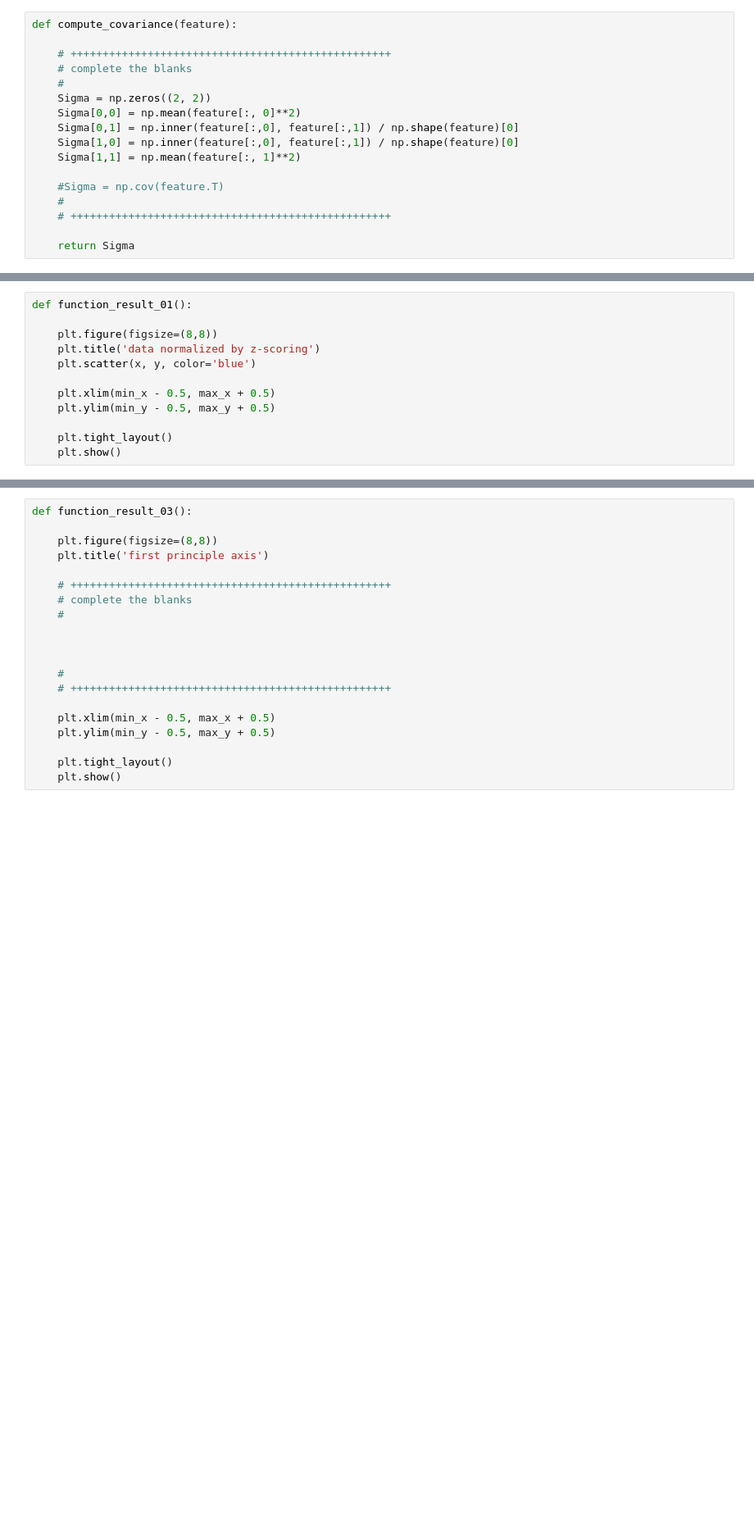
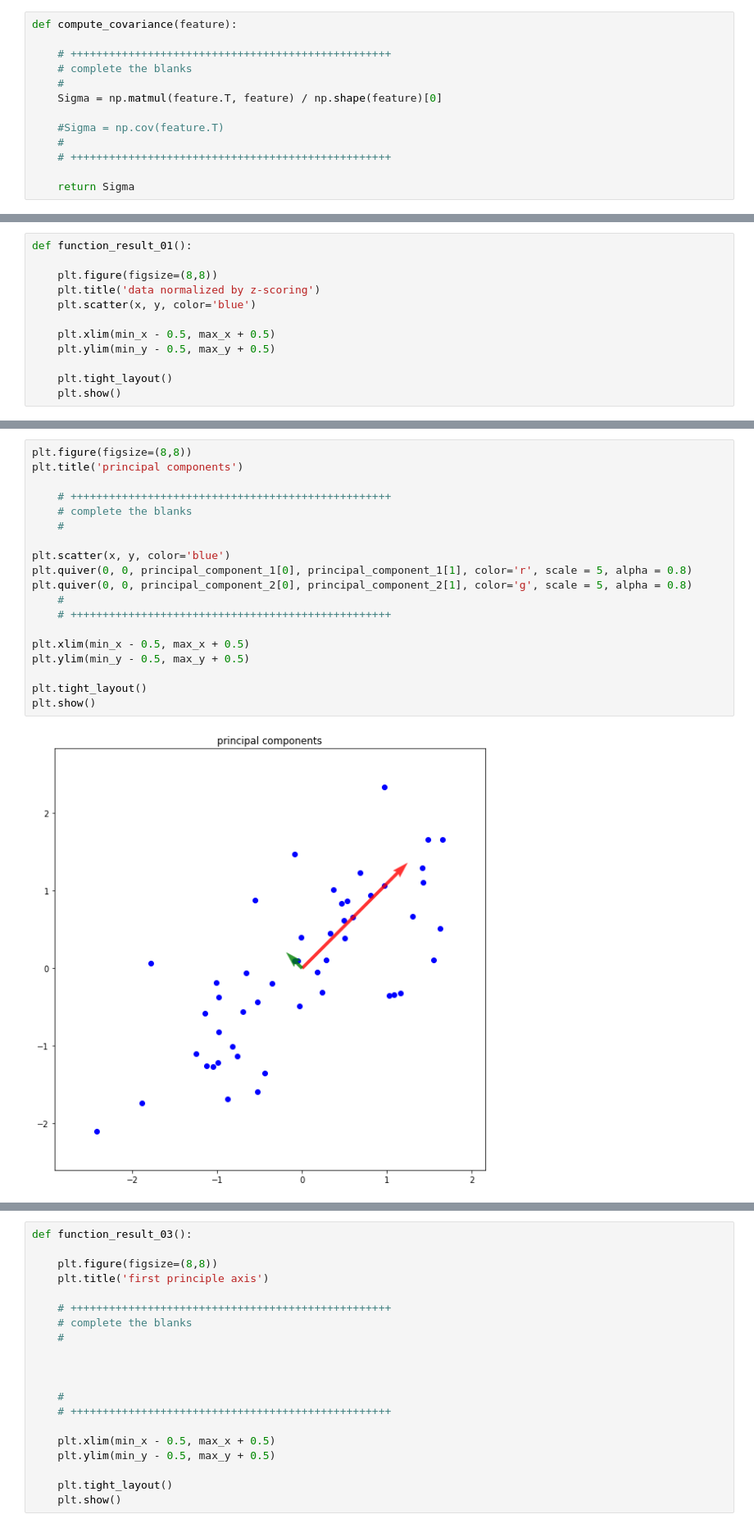
Before and after one commit to MunJeongHyeon/machine-learning-class, a Jupyter notebook: 12/assignment_12.ipynb, the cells around one changed output, grey strips where cells are left out. Shown at 82% size. Cells and saved outputs as stored; diff of their text form; blank space fills up the shorter version.

Commit message:
principal components plot(line softly)

```diff
--- a/12/assignment_12.ipynb
+++ b/12/assignment_12.ipynb
@@ -182,11 +252,7 @@ def compute_covariance(feature):
     # ++++++++++++++++++++++++++++++++++++++++++++++++++
     # complete the blanks
     #
-    Sigma = np.zeros((2, 2))
-    Sigma[0,0] = np.mean(feature[:, 0]**2)
-    Sigma[0,1] = np.inner(feature[:,0], feature[:,1]) / np.shape(feature)[0]
-    Sigma[1,0] = np.inner(feature[:,0], feature[:,1]) / np.shape(feature)[0]
-    Sigma[1,1] = np.mean(feature[:, 1]**2)
+    Sigma = np.matmul(feature.T, feature) / np.shape(feature)[0]
 
     #Sigma = np.cov(feature.T)
     #
@@ -345,3 +420,24 @@ def function_result_01():
+# %%
+plt.figure(figsize=(8,8))
+plt.title('principal components')
+
+    # ++++++++++++++++++++++++++++++++++++++++++++++++++
+    # complete the blanks
+    #
+
+plt.scatter(x, y, color='blue')
+plt.quiver(0, 0, principal_component_1[0], principal_component_1[1], color='r', scale = 5, alpha = 0.8)
+plt.quiver(0, 0, principal_component_2[0], principal_component_2[1], color='g', scale = 5, alpha = 0.8)
+    #
+    # ++++++++++++++++++++++++++++++++++++++++++++++++++
+
+plt.xlim(min_x - 0.5, max_x + 0.5)
+plt.ylim(min_y - 0.5, max_y + 0.5)
+
+plt.tight_layout()
+plt.show()
+# %% [output]
+[figure, added]
 # %%
 def function_result_02():
 
```
Also changed, not shown: parts of 20 cells of this notebook.
